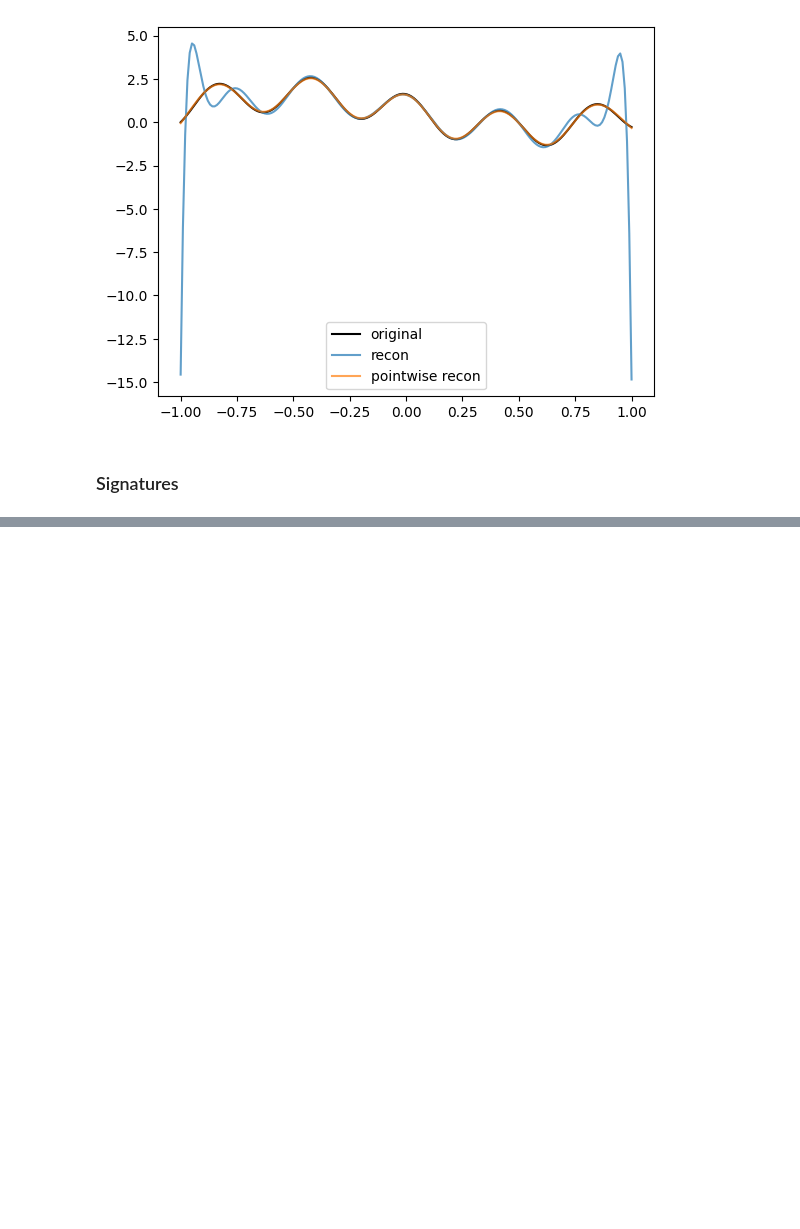
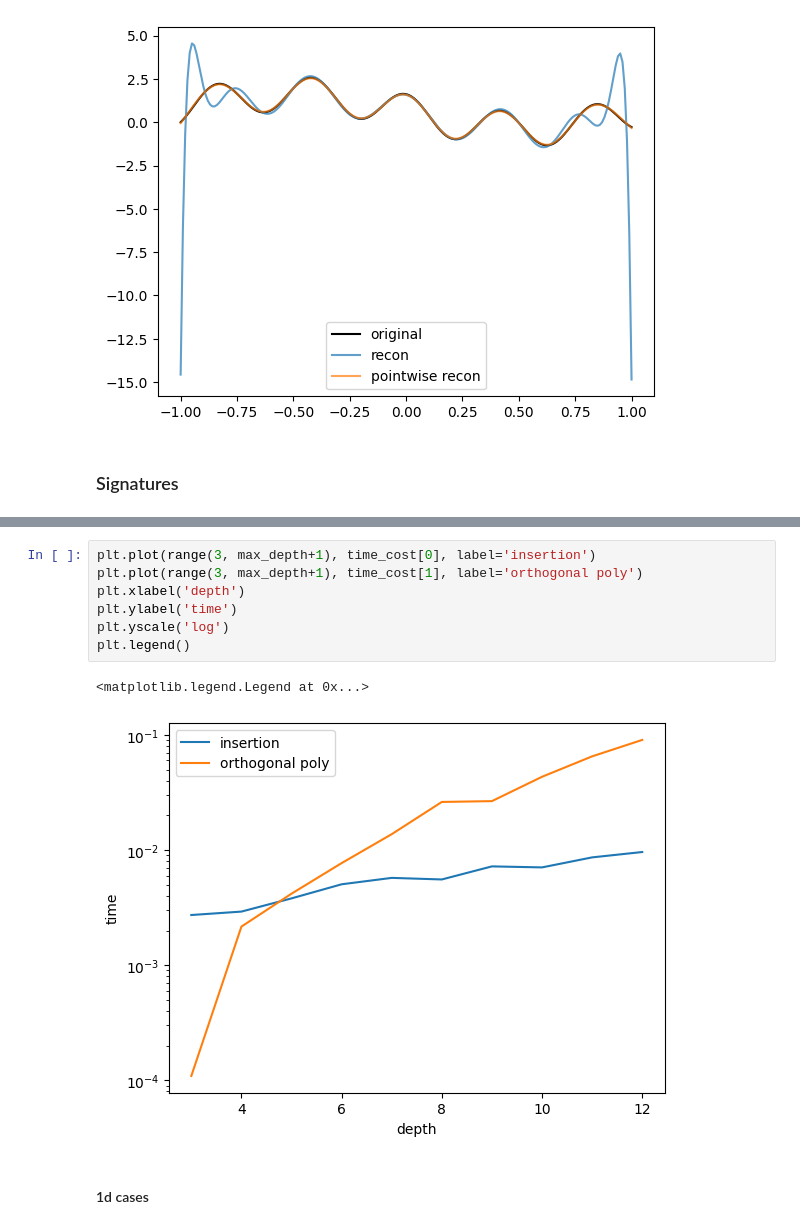
Before and after one commit to Zhuoyue-Huang/M3R-signature-inversion, a Jupyter notebook: siginversion_demo.ipynb, the cells around one changed output, grey strips where cells are left out. Drawn from its saved outputs; the diff is of its cells as text; blank space fills up the shorter version.

```diff
--- a/siginversion_demo.ipynb
+++ b/siginversion_demo.ipynb
@@ -249,0 +276,12 @@ plt.legend()
+# %%
+plt.plot(range(3, max_depth+1), time_cost[0], label='insertion')
+plt.plot(range(3, max_depth+1), time_cost[1], label='orthogonal poly')
+plt.xlabel('depth')
+plt.ylabel('time')
+plt.yscale('log')
+plt.legend()
+# %% [output]
+<matplotlib.legend.Legend at 0x...>
+[figure, added]
+# %% [markdown]
+#### 1d cases
```
Also changed, not shown: parts of 27 cells of this notebook, 1 other file.
